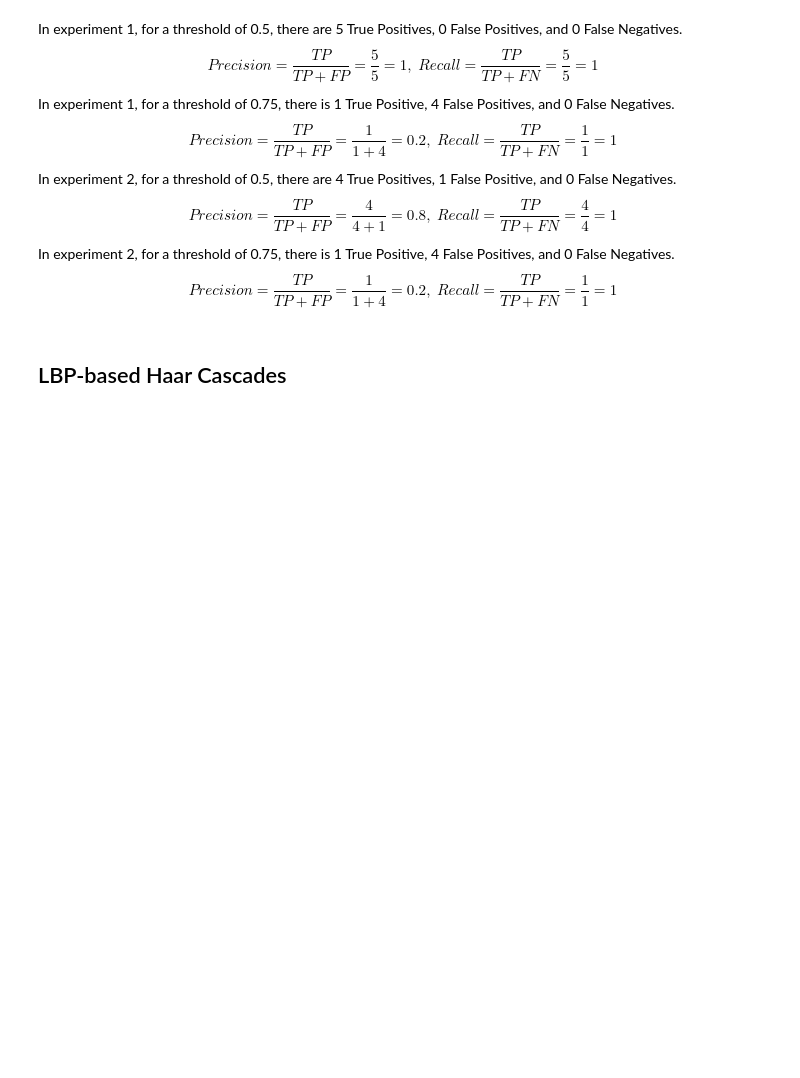
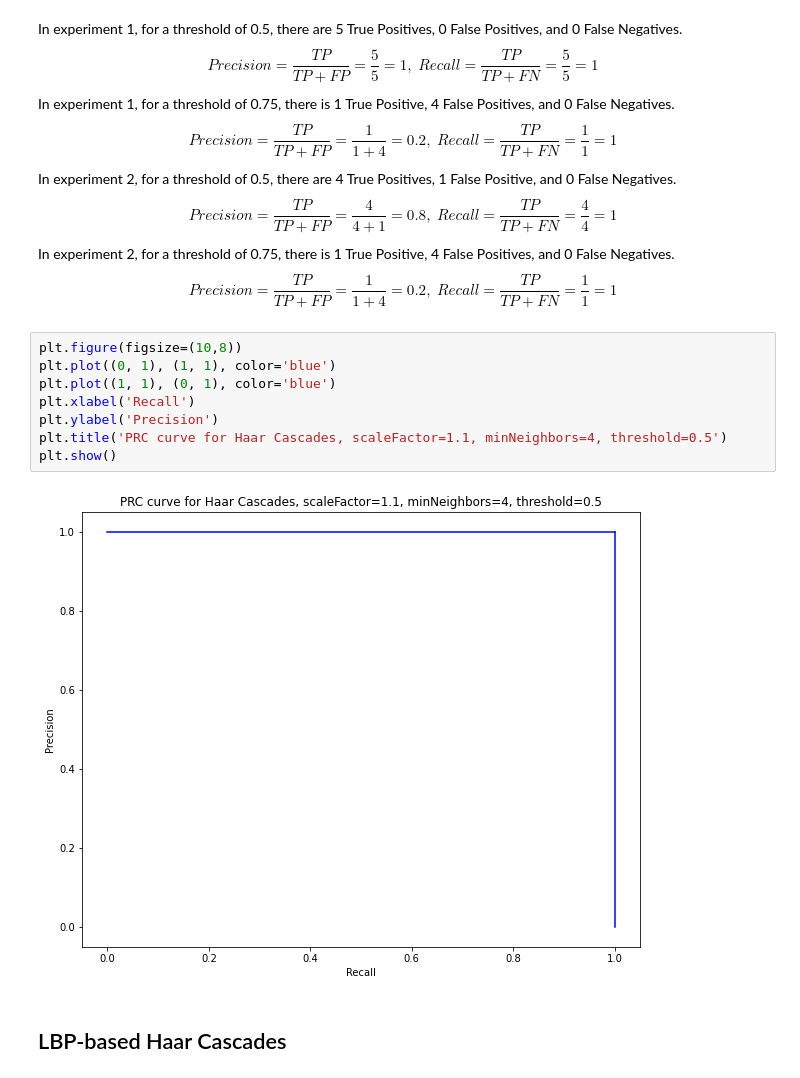
Before and after one commit to nafisat11/ENCM509-Face-Detection, a Jupyter notebook: facedetection.ipynb, the cells around one changed output. Drawn from its saved outputs; the diff is of its cells as text; blank space fills up the shorter version.

Commit message:
PRC curve for haar cascades

```diff
--- a/facedetection.ipynb
+++ b/facedetection.ipynb
@@ -214,6 +215,16 @@ In experiment 2, for a threshold of 0.5, there are 4 True Positives, 1 False Pos
 $$Precision = \frac{TP}{TP + FP} = \frac{4}{4+1} = 0.8, \;Recall = \frac{TP}{TP+FN} = \frac{4}{4} = 1$$
 In experiment 2, for a threshold of 0.75, there is 1 True Positive, 4 False Positives, and 0 False Negatives. <br>
 $$Precision = \frac{TP}{TP + FP} = \frac{1}{1+4} = 0.2, \;Recall = \frac{TP}{TP+FN} = \frac{1}{1} = 1$$
+# %%
+plt.figure(figsize=(10,8))
+plt.plot((0, 1), (1, 1), color='blue')
+plt.plot((1, 1), (0, 1), color='blue')
+plt.xlabel('Recall')
+plt.ylabel('Precision')
+plt.title('PRC curve for Haar Cascades, scaleFactor=1.1, minNeighbors=4, threshold=0.5')
+plt.show()
+# %% [output]
+[figure, added]
 # %% [markdown]
 ## LBP-based Haar Cascades
 # %%
```
Also changed, not shown: parts of 1 cell of this notebook.
